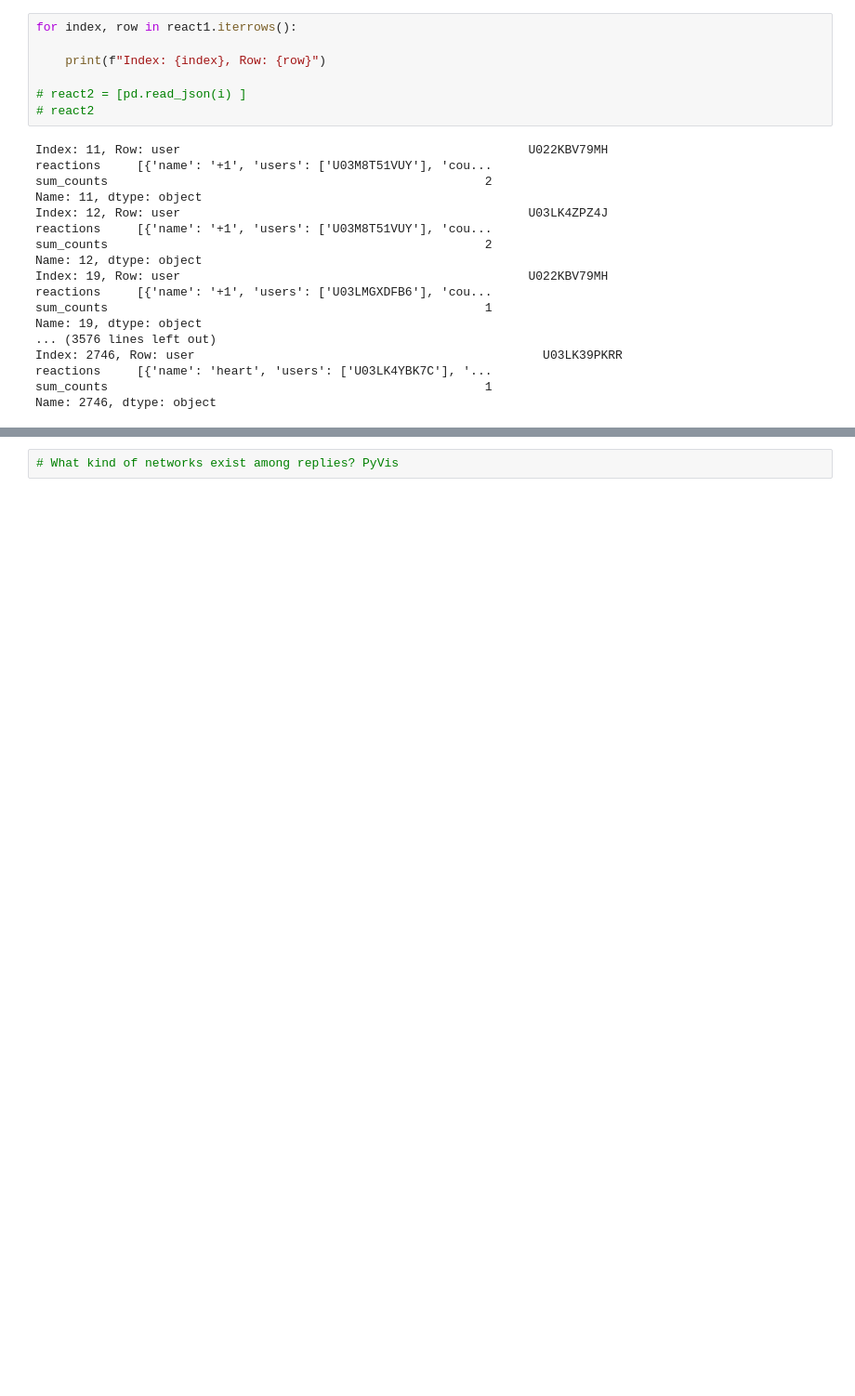
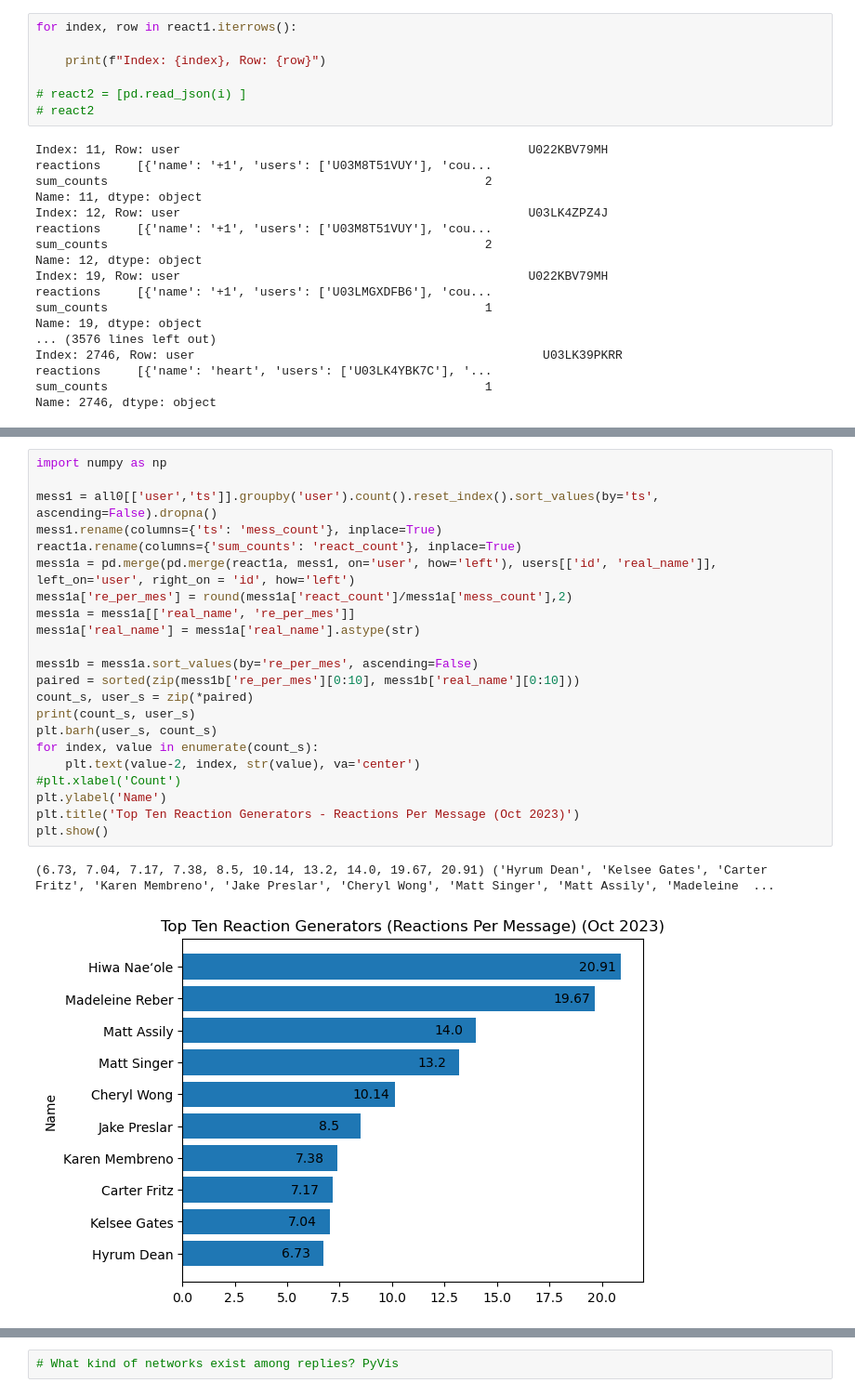
Before and after one commit to bwegr/stat386project, a Jupyter notebook: BlogPosts.ipynb, the cells around one changed output, grey strips where cells are left out. Shown at 93% size. Drawn from its saved outputs; the diff is of its cells as text; blank space fills up the shorter version.

```diff
--- a/BlogPosts.ipynb
+++ b/BlogPosts.ipynb
@@ -429,0 +473,25 @@ Name: 2746, dtype: object
+# %%
+import numpy as np
+
+mess1 = all0[['user','ts']].groupby('user').count().reset_index().sort_values(by='ts', ascending=False).dropna()
+mess1.rename(columns={'ts': 'mess_count'}, inplace=True)
+react1a.rename(columns={'sum_counts': 'react_count'}, inplace=True)
+mess1a = pd.merge(pd.merge(react1a, mess1, on='user', how='left'), users[['id', 'real_name']], left_on='user', right_on = 'id', how='left')
+mess1a['re_per_mes'] = round(mess1a['react_count']/mess1a['mess_count'],2)
+mess1a = mess1a[['real_name', 're_per_mes']]
+mess1a['real_name'] = mess1a['real_name'].astype(str)
+
+mess1b = mess1a.sort_values(by='re_per_mes', ascending=False)
+paired = sorted(zip(mess1b['re_per_mes'][0:10], mess1b['real_name'][0:10]))
+count_s, user_s = zip(*paired)
+print(count_s, user_s)
+plt.barh(user_s, count_s)
+for index, value in enumerate(count_s):
+    plt.text(value-2, index, str(value), va='center')
+#plt.xlabel('Count')
+plt.ylabel('Name')
+plt.title('Top Ten Reaction Generators - Reactions Per Message (Oct 2023)')
+plt.show()
+# %% [output]
+(6.73, 7.04, 7.17, 7.38, 8.5, 10.14, 13.2, 14.0, 19.67, 20.91) ('Hyrum Dean', 'Kelsee Gates', 'Carter Fritz', 'Karen Membreno', 'Jake Preslar', 'Cheryl Wong', 'Matt Singer', 'Matt Assily', 'Madeleine  ...
+[figure, added]
```
Also changed, not shown: parts of 42 cells of this notebook, 9 other files.
